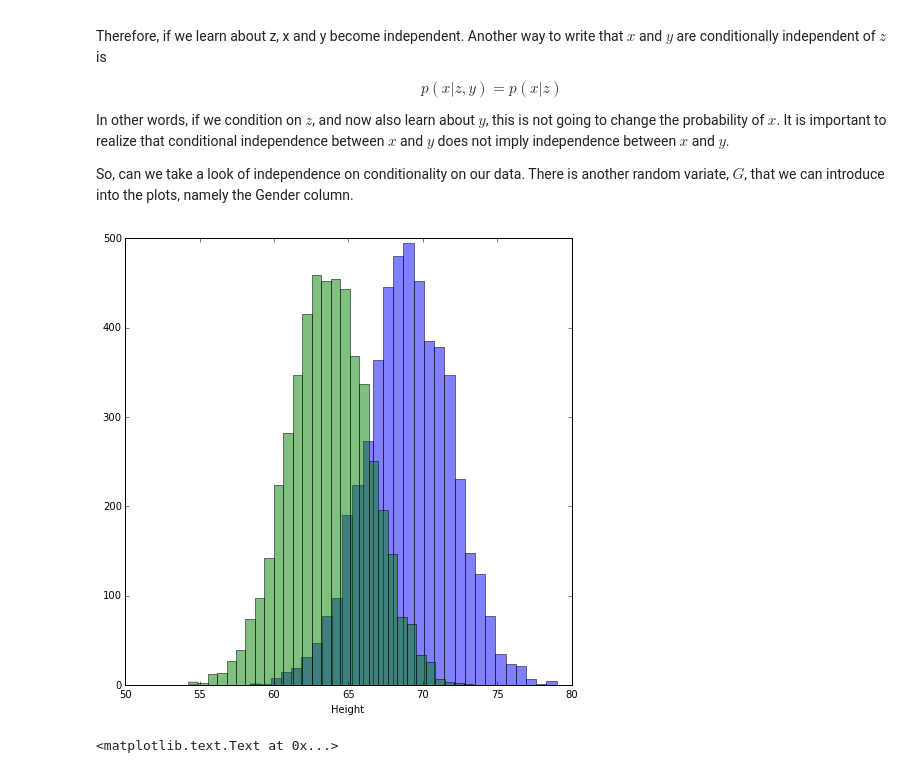
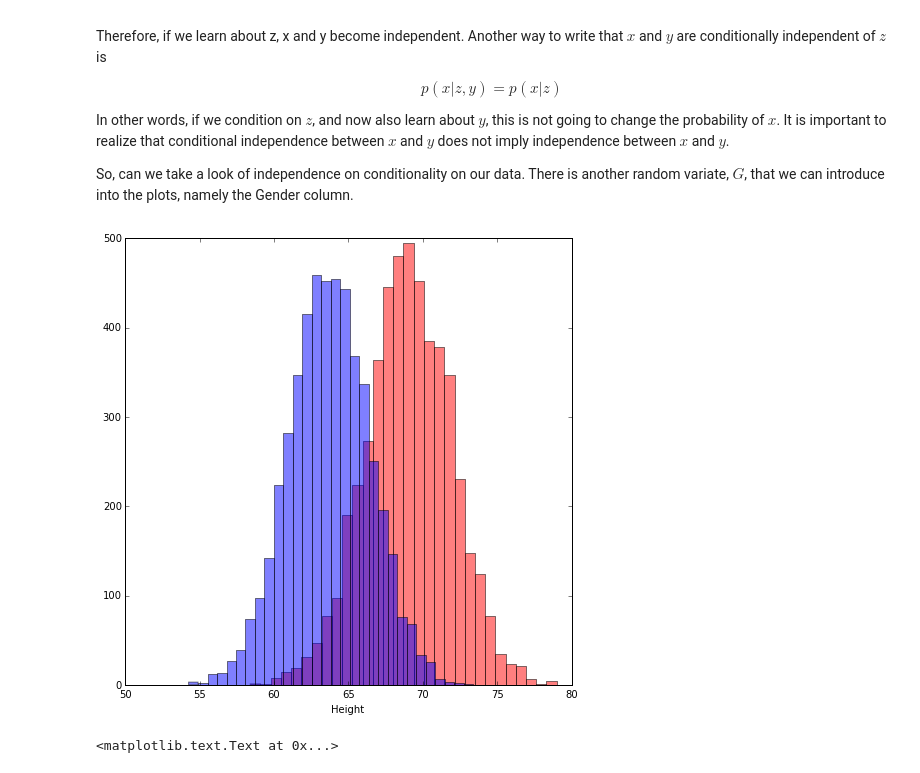
Before and after one commit to pmelchior/usrp-sciprog, a Jupyter notebook: day5/USRP_probability.ipynb, the cells around one changed output. Saved outputs shown, nothing was run; the diff lists cells and outputs as text; code cells hidden in the pictures.

```diff
--- a/day5/USRP_probability.ipynb
+++ b/day5/USRP_probability.ipynb
@@ -35,7 +35,7 @@ import matplotlib.pyplot as plt
 import pandas as pd
 from matplotlib.ticker import NullFormatter
 # %%
-df=pd.read_csv("../data/01_heights_weights_genders.csv") ## Data from "Machine Learning for Hackers"
+df=pd.read_csv("./data/01_heights_weights_genders.csv") ## Data from "Machine Learning for Hackers"
 df.head()
 # %% [output]
 |  | Gender | Height | Weight |
@@ -167,15 +168,15 @@ So, can we take a look of independence on conditionality on our data. There is a
 # %%
 gender=df['Gender']
 figure=plt.figure(figsize=(8,8))
 
 foo=x[gender == 'Male']
-plt.hist(foo.values,bins=30,alpha=0.5)
+plt.hist(foo.values,bins=30,alpha=0.5,color='red')
 foo=x[gender == 'Female']
 plt.hist(foo.values,bins=30,alpha=0.5)
 plt.xlabel('Height')
 plt.show()
 # %% [output]
-[figure, old version]
+[figure, new version]
 # %%
 gender=df['Gender'] ## define an index based on gender
 
```
Also changed, not shown: parts of 3 cells of this notebook, 1 other file.
